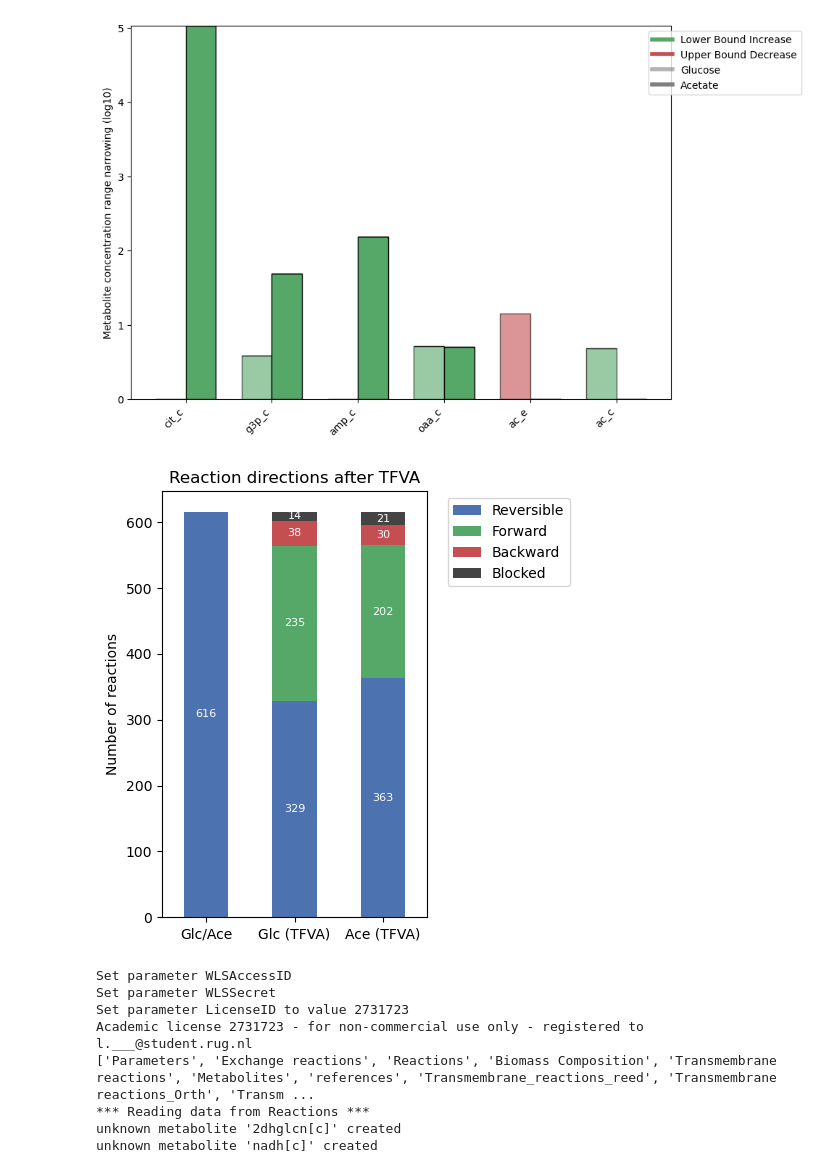
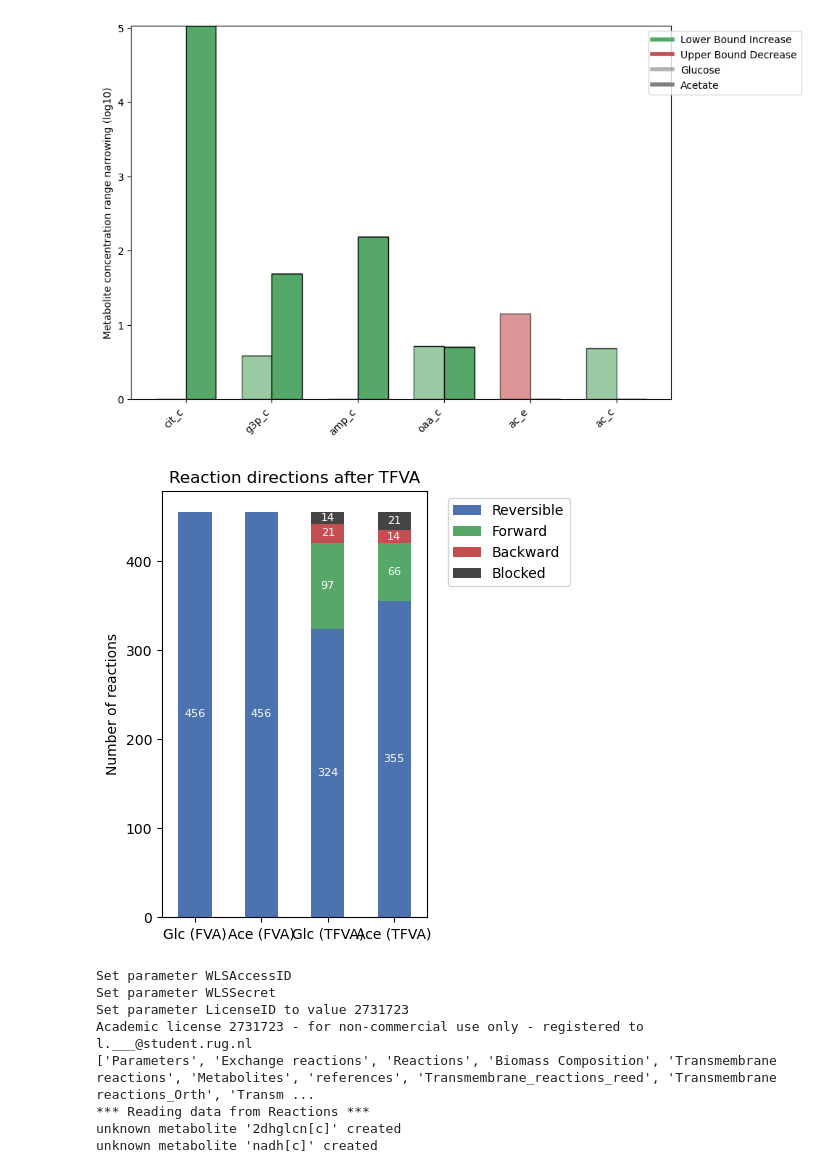
Before and after one commit to lasillje/MSC-Thermo, a Jupyter notebook: ecoli_flux_bounds/tfva_ecoli.ipynb, the cells around one changed output. Saved outputs shown, nothing was run; the diff lists cells and outputs as text; code cells hidden in the pictures.

Commit message:
Figures

```diff
--- a/ecoli_flux_bounds/tfva_ecoli.ipynb
+++ b/ecoli_flux_bounds/tfva_ecoli.ipynb
@@ -980,19 +980,22 @@ def direction_class(lb, ub):
         return "Backward"
     return "Blocked"
 
-def plot_tfva_comparison(before_csv, glucose_after_csv, acetate_after_csv):
+def plot_tfva_comparison(before_glucose_csv, before_acetate_csv, glucose_after_csv, acetate_after_csv, ax=None):
 
-    df_before = pd.read_csv(before_csv, index_col=0)
+    df_glucose_before = pd.read_csv(before_glucose_csv, index_col=0)
+    df_acetate_before = pd.read_csv(before_acetate_csv, index_col=0)
     df_glc_after = pd.read_csv(glucose_after_csv, index_col=0)
     df_ace_after = pd.read_csv(acetate_after_csv, index_col=0)
 
 
-    rev_indices = df_before.index[df_before.apply(lambda x: direction_class(x.lb, x.ub) == "Reversible", axis=1)]
+    rev_indices_glc = df_glucose_before.index
+    rev_indices_ace = df_acetate_before.index
 
     data = {
-        "Glc/Ace": [direction_class(df_before.loc[i, 'lb'], df_before.loc[i, 'ub']) for i in rev_indices],
-        "Glc (TFVA)": [direction_class(df_glc_after.loc[i, 'lb'], df_glc_after.loc[i, 'ub']) for i in rev_indices],
-        "Ace (TFVA)": [direction_class(df_ace_after.loc[i, 'lb'], df_ace_after.loc[i, 'ub']) for i in rev_indices]
+        "Glc (FVA)": [direction_class(df_glucose_before.loc[i, 'lb'], df_glucose_before.loc[i, 'ub']) for i in rev_indices_glc],
+        "Ace (FVA)": [direction_class(df_acetate_before.loc[i, 'lb'], df_acetate_before.loc[i, 'ub']) for i in rev_indices_ace],
+        "Glc (TFVA)": [direction_class(df_glc_after.loc[i, 'lb'], df_glc_after.loc[i, 'ub']) for i in rev_indices_glc],
+        "Ace (TFVA)": [direction_class(df_ace_after.loc[i, 'lb'], df_ace_after.loc[i, 'ub']) for i in rev_indices_ace]
     }
 
     counts_list = []
@@ -1010,7 +1013,7 @@ def plot_tfva_comparison(before_csv, glucose_after_csv, acetate_after_csv):
         "Blocked": "#444444"
     }
 
-    ax = plot_df.plot(kind='bar', stacked=True, color=[color_map.get(col, "#DDDDDD") for col in plot_df.columns], figsize=(5, 5))
+    plot_df.plot(kind='bar', stacked=True, color=[color_map.get(col, "#DDDDDD") for col in plot_df.columns], ax=ax)
 
     # Add text labels
     for p in ax.patches:
@@ -1025,14 +1028,16 @@ def plot_tfva_comparison(before_csv, glucose_after_csv, acetate_after_csv):
                     color='white', # White text usually pops against these colors
                     fontsize=8)
 
-    plt.title("Reaction directions after TFVA")
-    plt.ylabel("Number of reactions")
-    plt.xticks(rotation=0)
-    plt.legend(title="", bbox_to_anchor=(1.05, 1), loc='upper left')
-    plt.tight_layout()
+    #plt.title("Reaction directions after TFVA")
+    ax.set_ylabel("Number of reactions")
+    ax.set_xlabel("Condition")
+    ax.tick_params(axis='x', labelrotation=0)
+    #ax.set_xticks(rotation=0, ticks=["Glc (FVA)", "Ace (FVA), Glc (TFVA), Ace (TFVA)"])
+    ax.legend(title="", loc='lower left') #bbox_to_anchor=(1.05, 1)
+    #plt.tight_layout()
 
     #plt.savefig("tfva_comparison_stacked.png", dpi=300)
-    plt.show()
+    #.show()
 # %%
 import pandas as pd
 import numpy as np
@@ -1469,9 +1655,9 @@ visualize_met_conc_reduction_enhanced("results/bounds/ecoli_WT_Glc_concs_before_
 # %% [output]
 [figure]
 # %%
-plot_tfva_comparison("results/bounds/complete_ecoli_WT_Glc_before.csv", "results/bounds/nathan_ecoli_flux_bounds/ecoli_WT_Glc_final_tfva.csv", "results/bounds/nathan_ecoli_flux_bounds/ecoli_WT_Ace_final_tfva.csv" )
+plot_tfva_comparison("results/bounds/complete_ecoli_WT_Glc_fva.csv", "results/bounds/complete_ecoli_WT_Ace_fva.csv", "results/bounds/nathan_ecoli_flux_bounds/ecoli_WT_Glc_final_tfva.csv", "results/bounds/nathan_ecoli_flux_bounds/ecoli_WT_Ace_final_tfva.csv")
 # %% [output]
-[figure, old version]
+[figure, new version]
 # %%
 # Create model for mets TVA
 tmodel_glc = setup_model(CONDITIONS[0], mets_tva=None)
```
Also changed, not shown: parts of 8 cells of this notebook, 1 other file.
